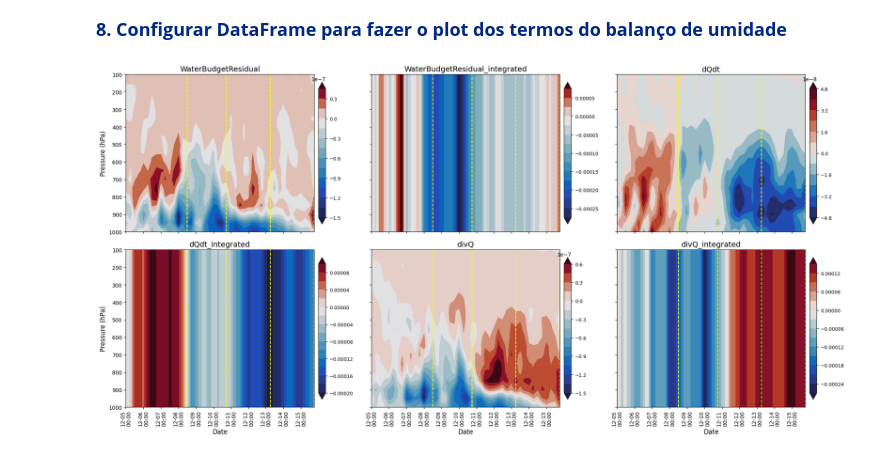
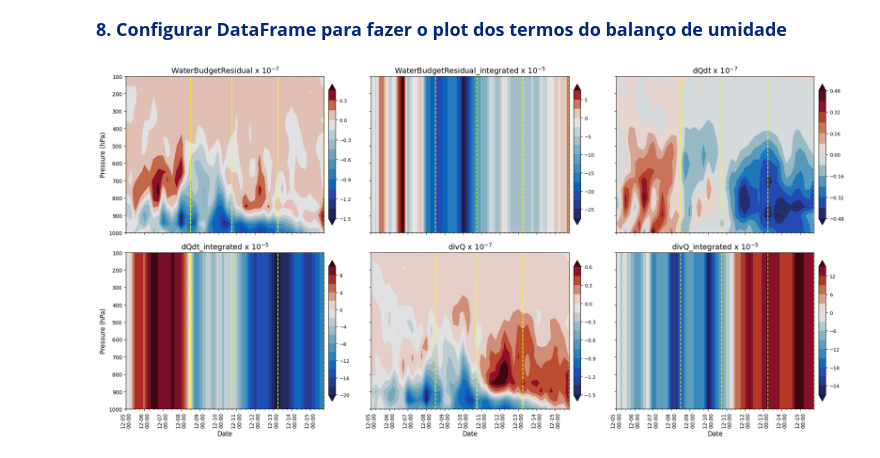
Before and after one commit to RonaldRN/Monitorias_IAG-USP, a Jupyter notebook: Meteorologia-Sinotica-III/2026/Aula-2_Hovmoller_Perfis-verticais/Hovmoller_ciclones.ipynb, the cells around one changed output. Cells and saved outputs as stored; diff of their text form; code cells hidden in the pictures.

```diff
--- a/Meteorologia-Sinotica-III/2026/Aula-2_Hovmoller_Perfis-verticais/Hovmoller_ciclones.ipynb
+++ b/Meteorologia-Sinotica-III/2026/Aula-2_Hovmoller_Perfis-verticais/Hovmoller_ciclones.ipynb
@@ -232,7 +294,10 @@ for ax, variable in zip(axes, variables):
     # Converter índice de Pa para hPa
     df.index = df.index.astype(int) / 100
     # Garantir que os dados são numéricos
-    df = df.apply(pd.to_numeric, errors='coerce')
+    if variable == 'Zeta':
+      df = df.apply(pd.to_numeric, errors='coerce') * 1e5
+    else:
+      df = df.apply(pd.to_numeric, errors='coerce') * 1e9
 
     # Configurando os valores da barra de cores
     vmin = df.to_numpy().min()
@@ -258,7 +323,10 @@ for ax, variable in zip(axes, variables):
     ax.set_ylim(df.index.max(), df.index.min())
 
     # Título
-    ax.set_title(variable, fontsize=14)
+    if variable == 'Zeta':
+      ax.set_title(variable + ' x $10^{-5}$', fontsize=14)
+    else:
+      ax.set_title(variable + ' x $10^{-9}$', fontsize=14)
 
     # Linhas verticais das fases
     for _, inicio, fim, _ in fases:
@@ -277,6 +345,7 @@ for ax in axes:
     ax.xaxis.set_major_formatter(DateFormatter('%m-%d\n%H:%M'))
     ax.tick_params(axis='x', labelrotation=90)
     ax.tick_params(axis='both', labelsize=10)
+    ax.xaxis.set_minor_locator(mdates.HourLocator(interval=6))
 
 # Labels apenas na borda externa
 for ax in axes[3:]:
@@ -349,7 +418,12 @@ for ax, variable in zip(axes, variables):
     # Converter índice de Pa para hPa
     df.index = df.index.astype(int) / 100
     # Garantir que os dados são numéricos
-    df = df.apply(pd.to_numeric, errors='coerce')
+    if variable in ['WaterBudgetResidual', 'dQdt', 'divQ']:
+      df = df.apply(pd.to_numeric, errors='coerce') * 1e7
+      title = variable + ' x $10^{-7}$'
+    else:
+      df = df.apply(pd.to_numeric, errors='coerce') * 1e5
+      title = variable + ' x $10^{-5}$'
 
     # Configurando os valores da barra de cores
     vmin = df.to_numpy().min()
@@ -375,7 +449,7 @@ for ax, variable in zip(axes, variables):
     ax.set_ylim(df.index.max(), df.index.min())
 
     # Título
-    ax.set_title(variable, fontsize=14)
+    ax.set_title(title, fontsize=14)
 
     # Linhas verticais das fases
     for _, inicio, fim, _ in fases:
@@ -387,31 +461,32 @@ for ax, variable in zip(axes, variables):
     cbar.ax.tick_params(labelsize=9)
 
 # ==========================================================
 # Formatação dos eixos
 # ==========================================================
 for ax in axes:
     ax.xaxis.set_major_locator(mdates.AutoDateLocator())
     ax.xaxis.set_major_formatter(DateFormatter('%m-%d\n%H:%M'))
     ax.tick_params(axis='x', labelrotation=90)
     ax.tick_params(axis='both', labelsize=10)
+    ax.xaxis.set_minor_locator(mdates.HourLocator(interval=6))
 
 # Labels apenas na borda externa
 for ax in axes[3:]:
     ax.set_xlabel('Date', fontsize=12)
 
 for ax in [axes[0], axes[3]]:
     ax.set_ylabel('Pressure (hPa)', fontsize=12)
 
 # ==========================================================
 # Ajuste final
 # ==========================================================
 plt.tight_layout()
 
 path_out = path_drive + '/ciclone_dec_2025_track'
 out_dir = os.path.join(path_out, 'Figuras_Hovmoller_Balance')
 os.makedirs(out_dir, exist_ok=True)
 
 plt.savefig(out_dir + f'/hovmoller_6terms_{budget}.png', dpi=300, bbox_inches='tight')
 plt.show()
 # %% [output]
-[figure, old version]
+[figure, new version]
```
Also changed, not shown: parts of 3 cells of this notebook, 1 other file.
